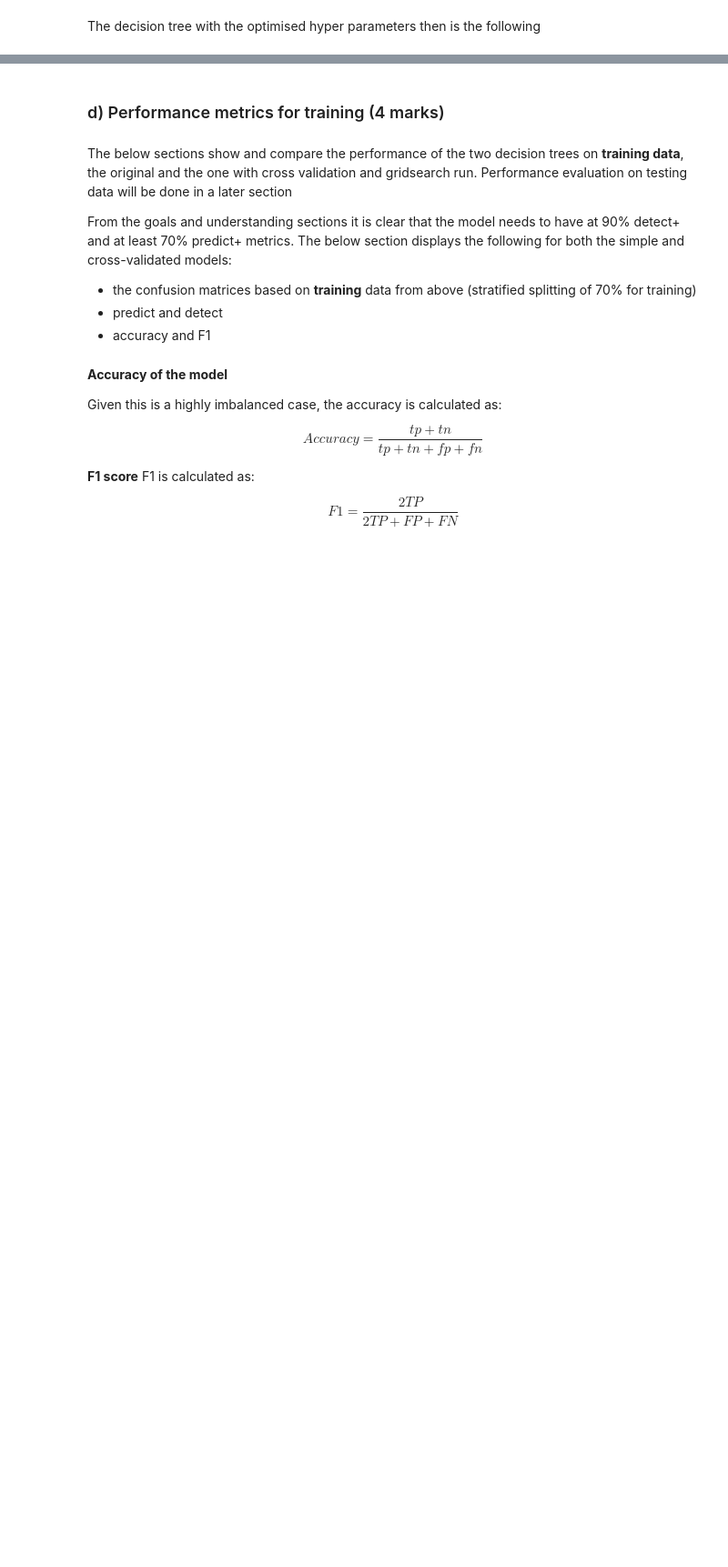
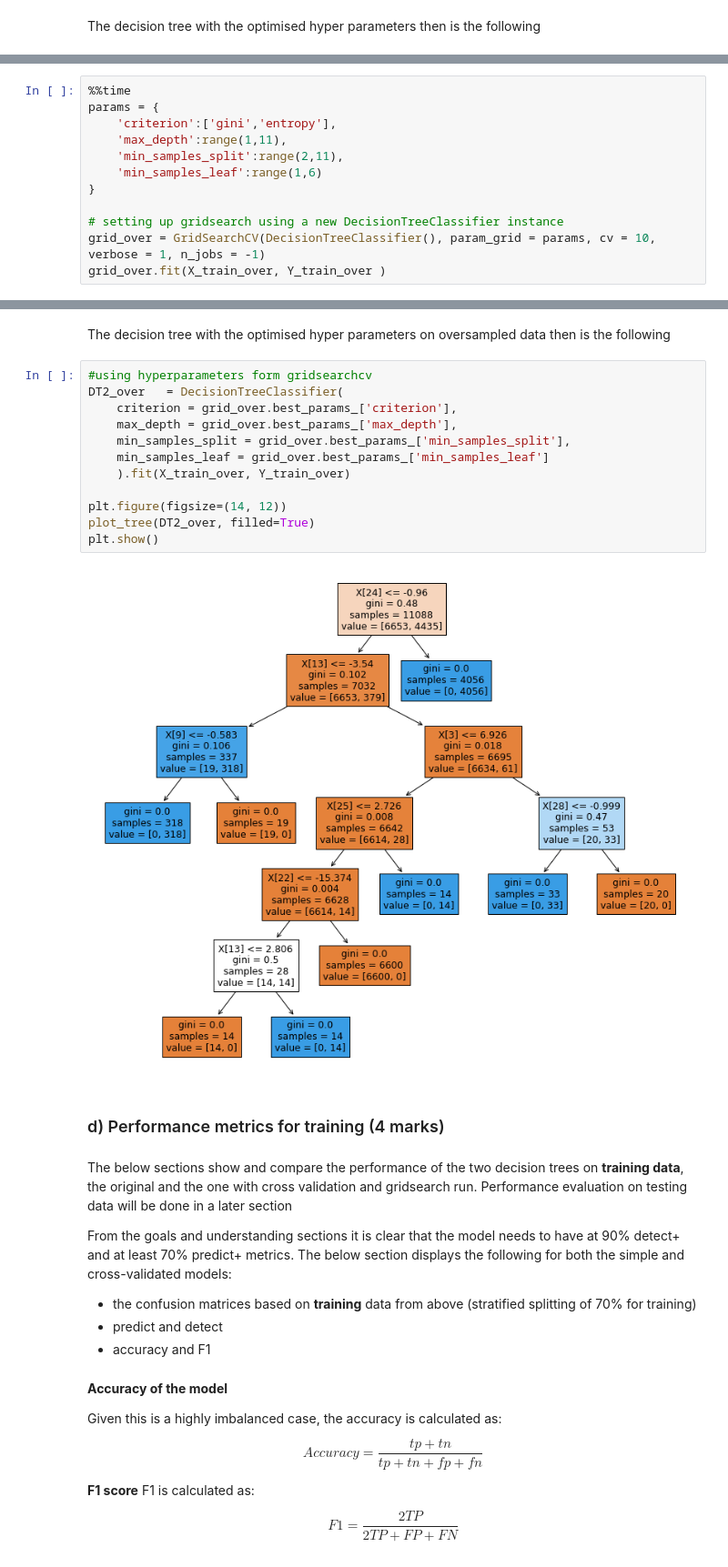
Before and after one commit to lacibacsi/data_science_assignment_3, a Jupyter notebook: Assessment3_playground.ipynb, the cells around one changed output, grey strips where cells are left out. Shown at 91% size. Drawn from its saved outputs; the diff is of its cells as text; blank space fills up the shorter version.

```diff
--- a/Assessment3_playground.ipynb
+++ b/Assessment3_playground.ipynb
@@ -576,0 +750,12 @@ plt.show()
+# %%
+%%time
+params = {
+    'criterion':['gini','entropy'],
+    'max_depth':range(1,11),
+    'min_samples_split':range(2,11),
+    'min_samples_leaf':range(1,6)
+}
+
+# setting up gridsearch using a new DecisionTreeClassifier instance
+grid_over = GridSearchCV(DecisionTreeClassifier(), param_grid = params, cv = 10, verbose = 1, n_jobs = -1)
+grid_over.fit(X_train_over, Y_train_over )
@@ -577,3 +779,19 @@ plt.show()
+# %% [markdown]
+The decision tree with the optimised hyper parameters on oversampled data then is the following
+# %%
+#using hyperparameters form gridsearchcv
+DT2_over   = DecisionTreeClassifier(
+    criterion = grid_over.best_params_['criterion'],
+    max_depth = grid_over.best_params_['max_depth'],
+    min_samples_split = grid_over.best_params_['min_samples_split'],
+    min_samples_leaf = grid_over.best_params_['min_samples_leaf']
+    ).fit(X_train_over, Y_train_over)
+
+plt.figure(figsize=(14, 12))
+plot_tree(DT2_over, filled=True)
+plt.show()
+# %% [output]
+[figure, added]
 # %% [markdown]
 ### d) Performance metrics for training (4 marks)
 # %% [markdown]
```
Also changed, not shown: parts of 164 cells of this notebook, 5 other files.
